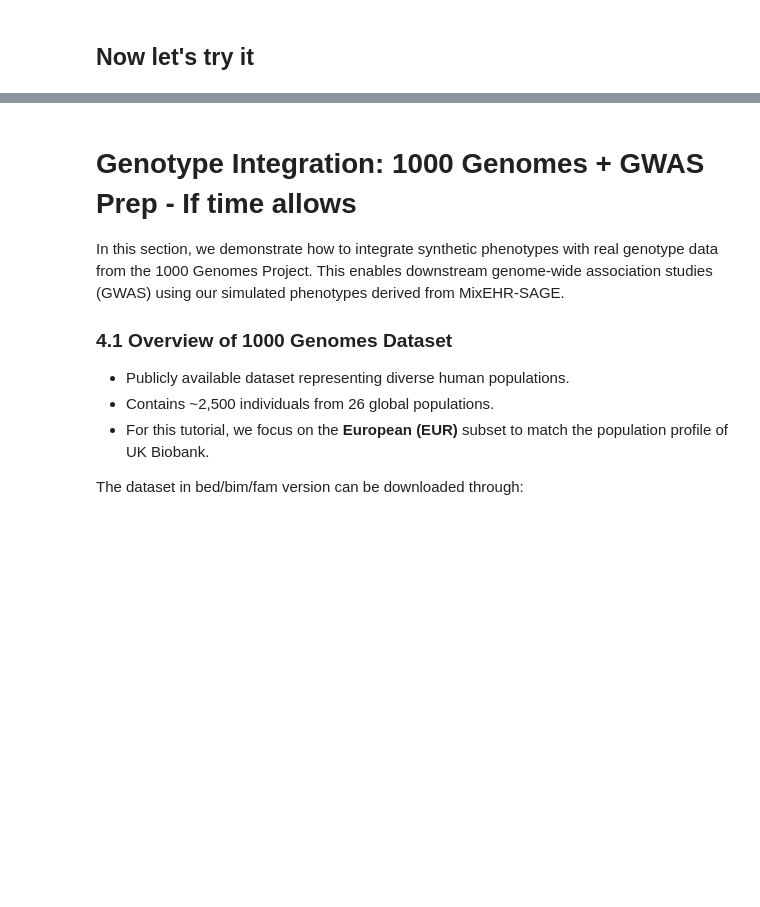
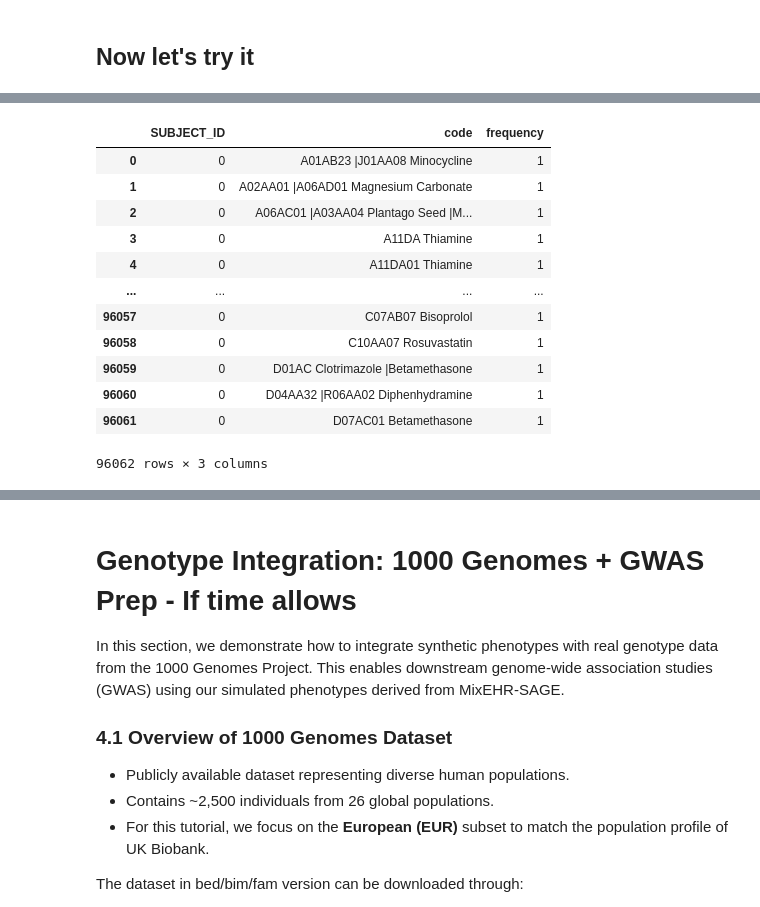
Before and after one commit to Ziqiyang72960/MixEHR-SAGE, a Jupyter notebook: Phenotyping_and_PheWAS_Using_MixEHR_Seed.ipynb, the cells around one changed output, grey strips where cells are left out. Drawn from its saved outputs; the diff is of its cells as text; code cells hidden in the pictures; blank space fills up the shorter version.

```diff
--- a/Phenotyping_and_PheWAS_Using_MixEHR_Seed.ipynb
+++ b/Phenotyping_and_PheWAS_Using_MixEHR_Seed.ipynb
@@ -339,0 +420,9 @@ synthetic_opcs
+# %%
+# Number of samples that we want to use, for example n = 4000
+n = 4000
+N, K = n, phi_icd.shape[1]      # phi.shape = (D, K)
+alpha = np.ones(K)              # symmetric Dirichlet
+
+# theta: N x K matrix, rows sum to 1
+theta = np.random.dirichlet(alpha, size=N)
+theta.shape
@@ -339,0 +510,16 @@ synthetic_opcs
+# %%
+synthetic_med_n
+# %% [output]
+|  | SUBJECT_ID | code | frequency |
+| 0 | 0 | A01AB23 |J01AA08 Minocycline | 1 |
+| 1 | 0 | A02AA01 |A06AD01 Magnesium Carbonate | 1 |
+| 2 | 0 | A06AC01 |A03AA04 Plantago Seed |M... | 1 |
+| 3 | 0 | A11DA Thiamine | 1 |
+| 4 | 0 | A11DA01 Thiamine | 1 |
+| ... | ... | ... | ... |
+| 96057 | 0 | C07AB07 Bisoprolol | 1 |
+| 96058 | 0 | C10AA07 Rosuvastatin | 1 |
+| 96059 | 0 | D01AC Clotrimazole |Betamethasone | 1 |
+| 96060 | 0 | D04AA32 |R06AA02 Diphenhydramine | 1 |
+| 96061 | 0 | D07AC01 Betamethasone | 1 |
+96062 rows × 3 columns
```
Also changed, not shown: parts of 70 cells of this notebook.
